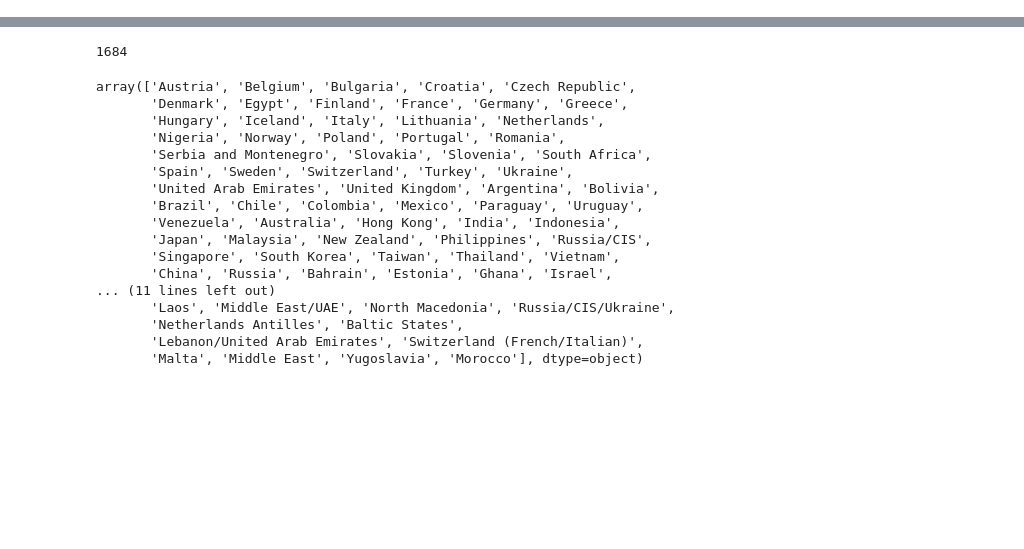
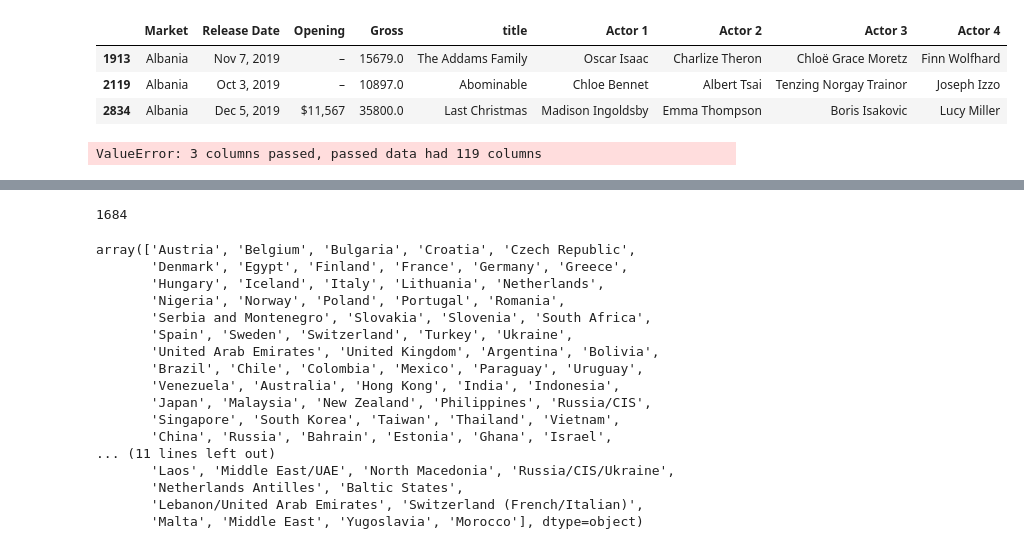
Before and after one commit to kevinmacmat/movie-mood, a Jupyter notebook: data_source2.ipynb, the cells around one changed output, grey strips where cells are left out. Saved outputs shown, nothing was run; the diff lists cells and outputs as text; code cells hidden in the pictures; blank space fills up the shorter version.

```diff
--- a/data_source2.ipynb
+++ b/data_source2.ipynb
@@ -10,3 +10,19 @@ import matplotlib.pyplot as plt
 boxmojo = pd.read_csv('boxmojo_db.csv')
 # rating_db = pd.read_csv('title.ratings.tsv',sep = '\t')
 # basics_db = pd.read_csv('title.basics.tsv',sep = '\t')
+# %%
+boxmojo[boxmojo['Market'] == 'Albania']
+# %% [output]
+|  | Market | Release Date | Opening | Gross | title | Actor 1 | Actor 2 | Actor 3 | Actor 4 |
+| 1913 | Albania | Nov 7, 2019 | – | 15679.0 | The Addams Family | Oscar Isaac | Charlize Theron | Chloë Grace Moretz | Finn Wolfhard |
+| 2119 | Albania | Oct 3, 2019 | – | 10897.0 | Abominable | Chloe Bennet | Albert Tsai | Tenzing Norgay Trainor | Joseph Izzo |
+| 2834 | Albania | Dec 5, 2019 | $11,567 | 35800.0 | Last Christmas | Madison Ingoldsby | Emma Thompson | Boris Isakovic | Lucy Miller |
+# %%
+gross_per_market = boxmojo.groupby('Market').sum()['Gross'].values
+gross_count_markets = boxmojo.groupby('Market')['Gross'].count()
+divided = gross_per_market/gross_count_markets
+df = pd.DataFrame([gross_per_market, gross_count_markets, divided.values],
+                  columns = ['Gross','Gross Count','Gross Average'])
+df
+# %% [output]
+ValueError: 3 columns passed, passed data had 119 columns
```
Also changed, not shown: parts of 4 cells of this notebook.
